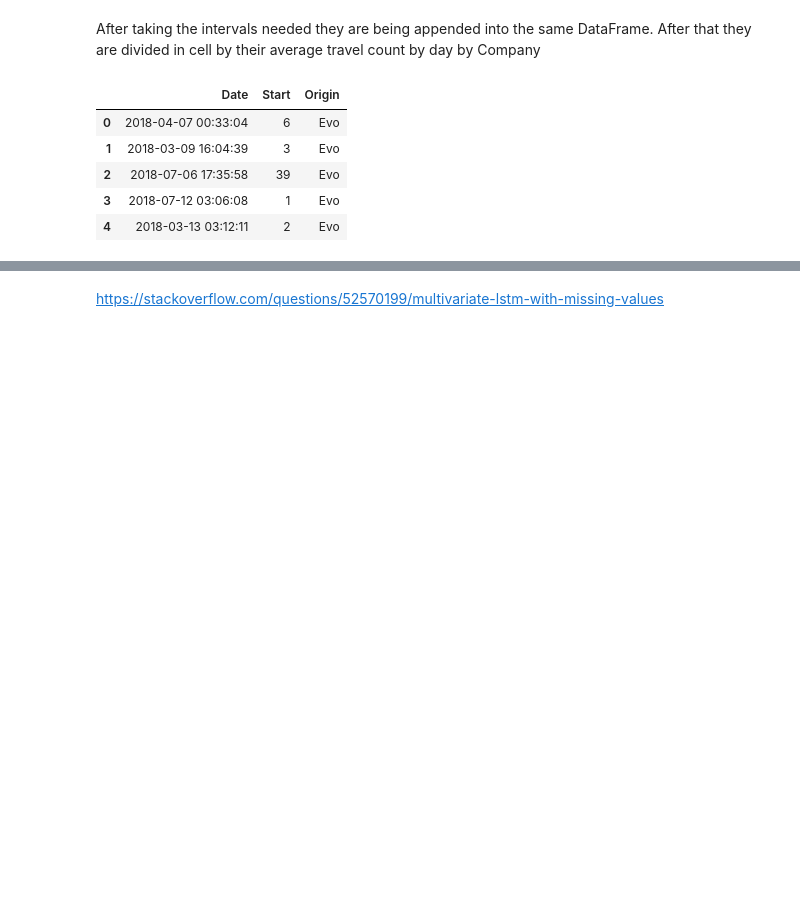
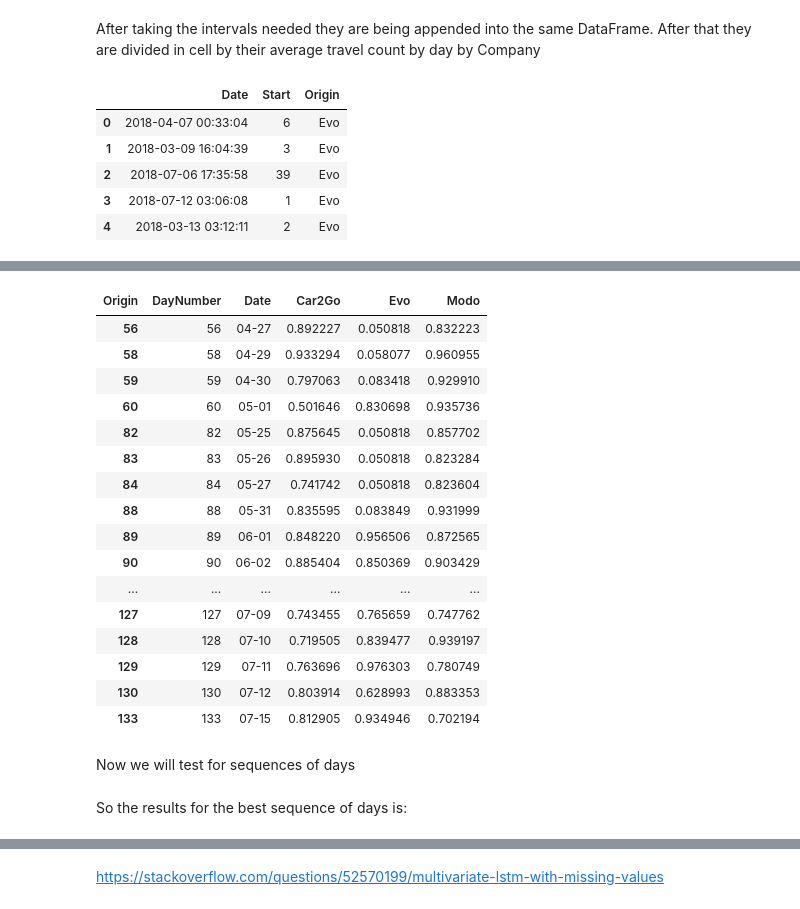
Before and after one commit to netlabufjf/timeseries-forecast, a Jupyter notebook: findBestTimeInterval.ipynb, the cells around one changed output, grey strips where cells are left out. Saved outputs shown, nothing was run; the diff lists cells and outputs as text; code cells hidden in the pictures; blank space fills up the shorter version.

```diff
--- a/findBestTimeInterval.ipynb
+++ b/findBestTimeInterval.ipynb
@@ -250,0 +270,3 @@ mean_general_interval.head()
+# %%
+mgi = mean_general_interval.reset_index().reset_index().rename(columns={"index":"DayNumber"})
+mgi.head()
@@ -250,0 +280,23 @@ mean_general_interval.head()
+# %%
+mgi= mgi.dropna()
+mgi
+# %% [output]
+| Origin | DayNumber | Date | Car2Go | Evo | Modo |
+| 56 | 56 | 04-27 | 0.892227 | 0.050818 | 0.832223 |
+| 58 | 58 | 04-29 | 0.933294 | 0.058077 | 0.960955 |
+| 59 | 59 | 04-30 | 0.797063 | 0.083418 | 0.929910 |
+| 60 | 60 | 05-01 | 0.501646 | 0.830698 | 0.935736 |
+| 82 | 82 | 05-25 | 0.875645 | 0.050818 | 0.857702 |
+| 83 | 83 | 05-26 | 0.895930 | 0.050818 | 0.823284 |
+| 84 | 84 | 05-27 | 0.741742 | 0.050818 | 0.823604 |
+| 88 | 88 | 05-31 | 0.835595 | 0.083849 | 0.931999 |
+| 89 | 89 | 06-01 | 0.848220 | 0.956506 | 0.872565 |
+| 90 | 90 | 06-02 | 0.885404 | 0.850369 | 0.903429 |
+| ... | ... | ... | ... | ... | ... |
+| 127 | 127 | 07-09 | 0.743455 | 0.765659 | 0.747762 |
+| 128 | 128 | 07-10 | 0.719505 | 0.839477 | 0.939197 |
+| 129 | 129 | 07-11 | 0.763696 | 0.976303 | 0.780749 |
+| 130 | 130 | 07-12 | 0.803914 | 0.628993 | 0.883353 |
+| 133 | 133 | 07-15 | 0.812905 | 0.934946 | 0.702194 |
+# %% [markdown]
+Now we will test for sequences of days
@@ -250,0 +328,2 @@ mean_general_interval.head()
+# %% [markdown]
+So the results for the best sequence of days is:
```
Also changed, not shown: parts of 10 cells of this notebook.
